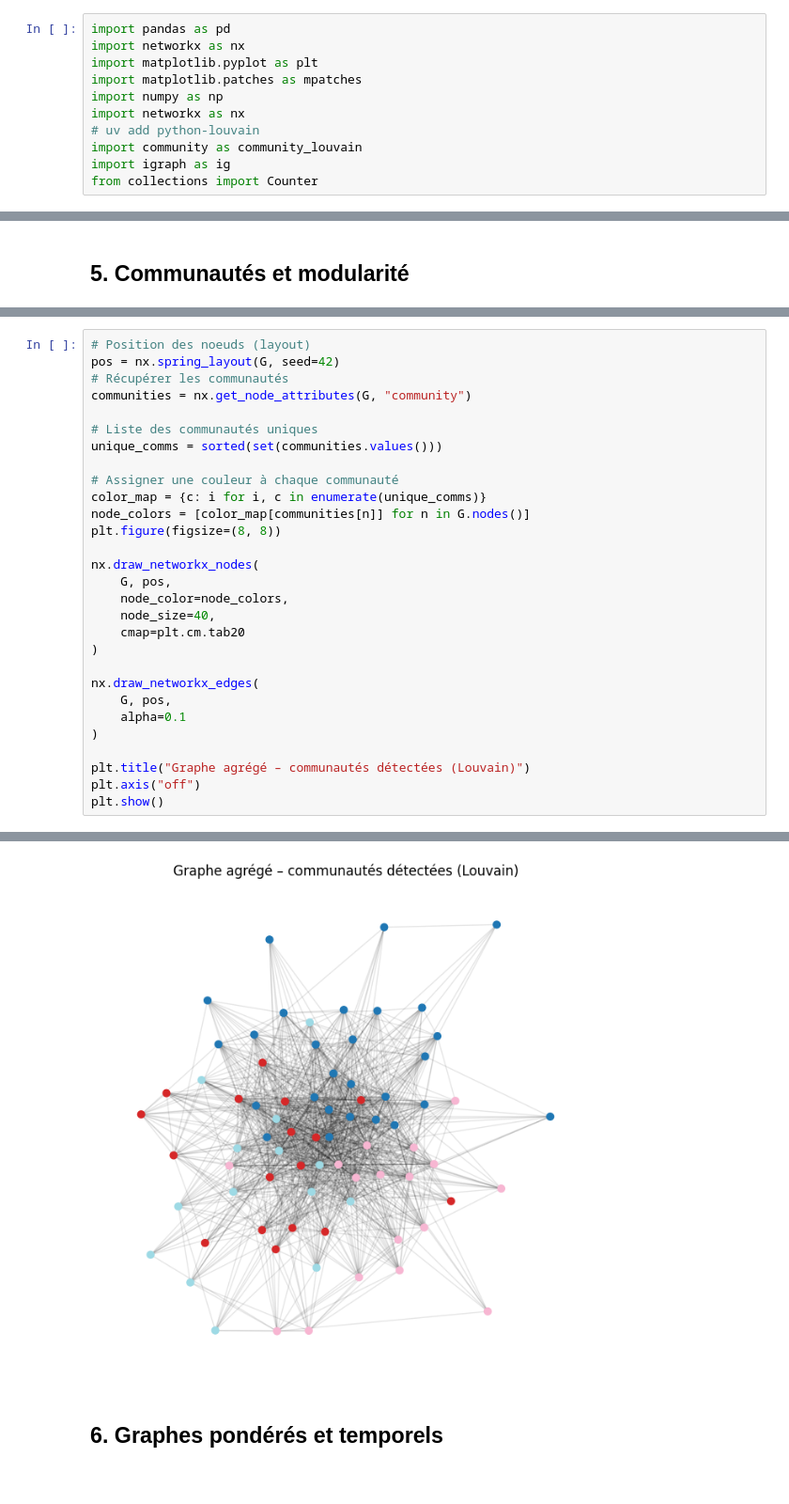
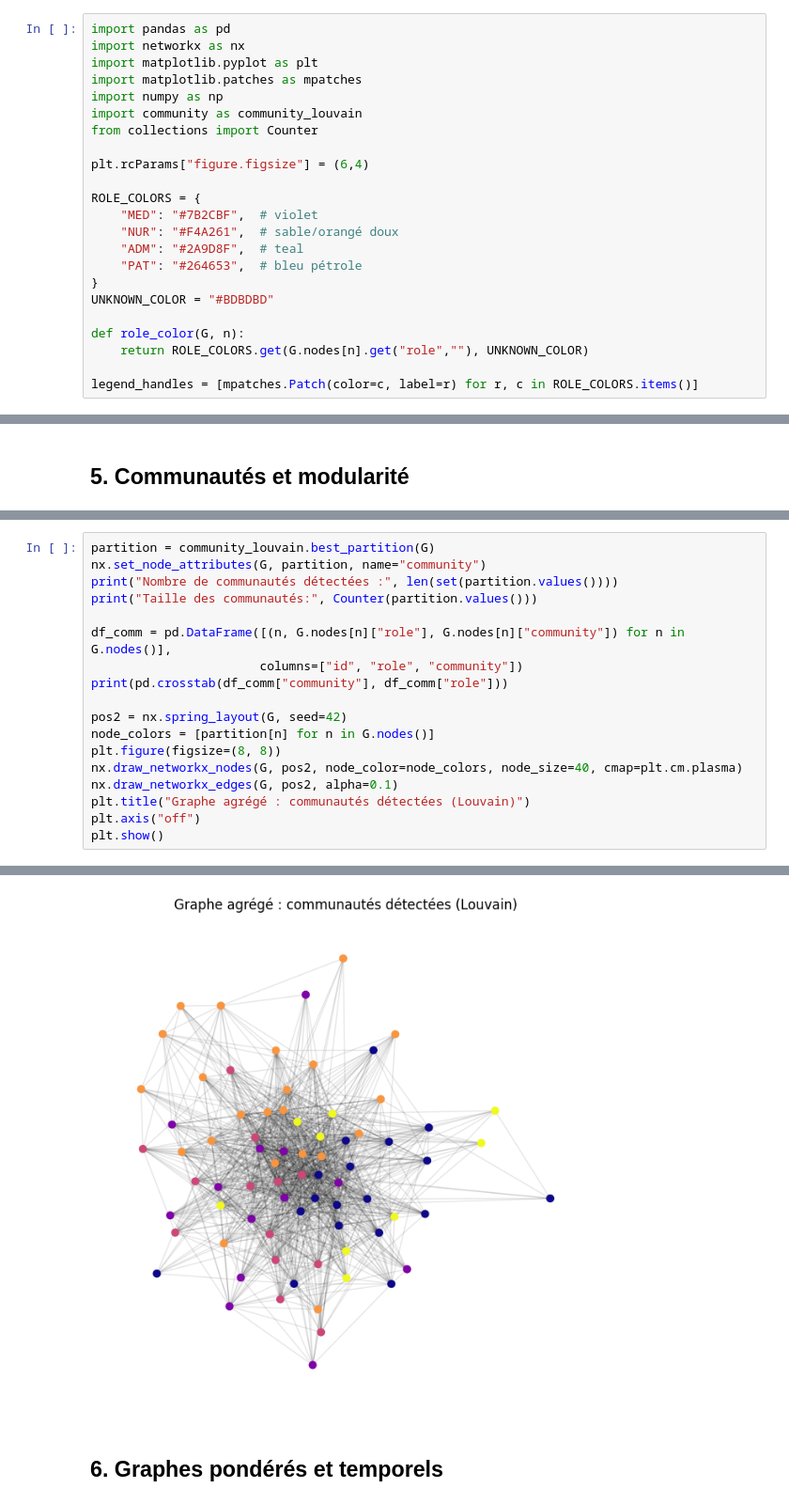
Before and after one commit to celinargy/unamur-certificat-datascience, a Jupyter notebook: SDASM101_graphmin_group1/graph-hospital/notebook_hospital.ipynb, the cells around one changed output, grey strips where cells are left out. Shown at 94% size. Drawn from its saved outputs; the diff is of its cells as text.

```diff
--- a/SDASM101_graphmin_group1/graph-hospital/notebook_hospital.ipynb
+++ b/SDASM101_graphmin_group1/graph-hospital/notebook_hospital.ipynb
@@ -20,10 +20,22 @@ import networkx as nx
 import matplotlib.pyplot as plt
 import matplotlib.patches as mpatches
 import numpy as np
-import networkx as nx
-# uv add python-louvain
 import community as community_louvain
-import igraph as ig
 from collections import Counter
+
+plt.rcParams["figure.figsize"] = (6,4)
+
+ROLE_COLORS = {
+    "MED": "#7B2CBF",  # violet
+    "NUR": "#F4A261",  # sable/orangé doux
+    "ADM": "#2A9D8F",  # teal
+    "PAT": "#264653",  # bleu pétrole
+}
+UNKNOWN_COLOR = "#BDBDBD"
+
+def role_color(G, n):
+    return ROLE_COLORS.get(G.nodes[n].get("role",""), UNKNOWN_COLOR)
+
+legend_handles = [mpatches.Patch(color=c, label=r) for r, c in ROLE_COLORS.items()]
 # %% [markdown]
 ## 1. Contexte des données
@@ -271,30 +202,19 @@ partitions = [community_louvain.best_partition(G) for _ in range(5)]
 # %%
-# Position des noeuds (layout)
-pos = nx.spring_layout(G, seed=42)
-# Récupérer les communautés
-communities = nx.get_node_attributes(G, "community")
+partition = community_louvain.best_partition(G)
+nx.set_node_attributes(G, partition, name="community")
+print("Nombre de communautés détectées :", len(set(partition.values())))
+print("Taille des communautés:", Counter(partition.values()))
 
-# Liste des communautés uniques
-unique_comms = sorted(set(communities.values()))
+df_comm = pd.DataFrame([(n, G.nodes[n]["role"], G.nodes[n]["community"]) for n in G.nodes()],
+                       columns=["id", "role", "community"])
+print(pd.crosstab(df_comm["community"], df_comm["role"]))
 
-# Assigner une couleur à chaque communauté
-color_map = {c: i for i, c in enumerate(unique_comms)}
-node_colors = [color_map[communities[n]] for n in G.nodes()]
+pos2 = nx.spring_layout(G, seed=42)
+node_colors = [partition[n] for n in G.nodes()]
 plt.figure(figsize=(8, 8))
-
-nx.draw_networkx_nodes(
-    G, pos,
-    node_color=node_colors,
-    node_size=40,
-    cmap=plt.cm.tab20
-)
-
-nx.draw_networkx_edges(
-    G, pos,
-    alpha=0.1
-)
-
-plt.title("Graphe agrégé – communautés détectées (Louvain)")
+nx.draw_networkx_nodes(G, pos2, node_color=node_colors, node_size=40, cmap=plt.cm.plasma)
+nx.draw_networkx_edges(G, pos2, alpha=0.1)
+plt.title("Graphe agrégé : communautés détectées (Louvain)")
 plt.axis("off")
 plt.show()
 # %% [output]
@@ -301,3 +230,3 @@ plt.show()
-[figure, old version]
+[figure, new version]
 # %% [markdown]
 ## 6. Graphes pondérés et temporels
```
Also changed, not shown: parts of 24 cells of this notebook, 1 other file.
